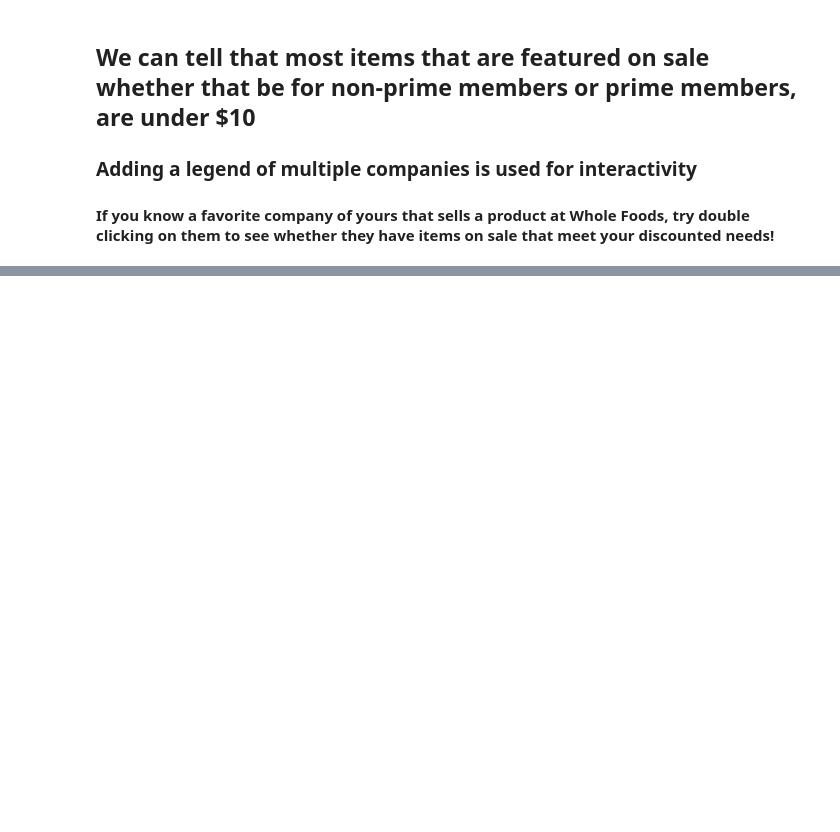
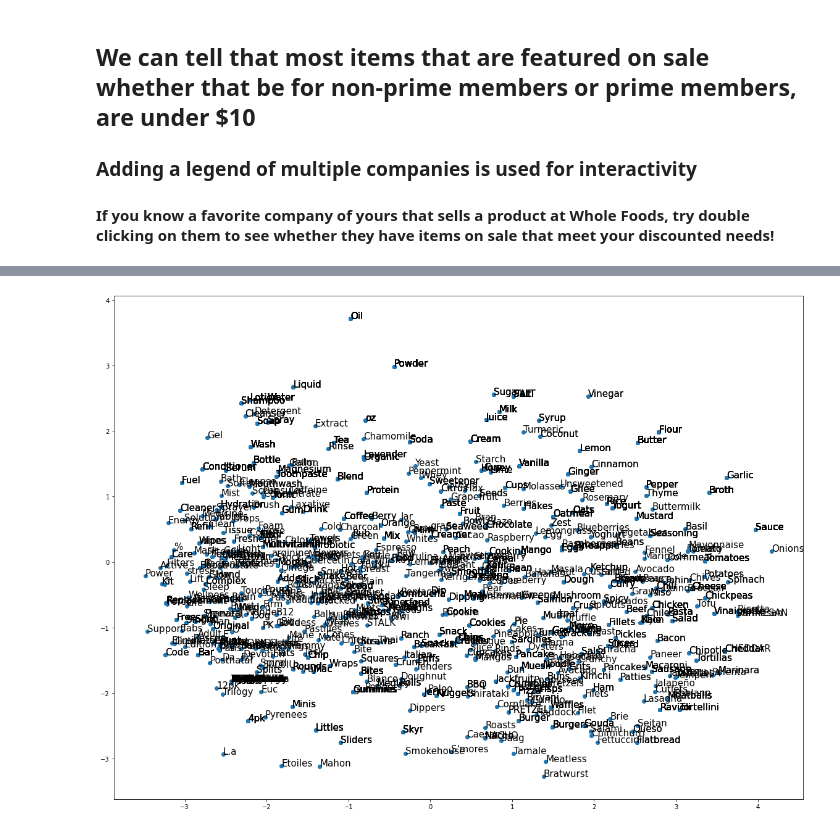
Before and after one commit to YoussefSultan/WholeFoods-Datascraping-Project-Deployment, a Jupyter notebook: wholefoodsproject.ipynb, the cells around one changed output, grey strips where cells are left out. Saved outputs shown, nothing was run; the diff lists cells and outputs as text; code cells hidden in the pictures; blank space fills up the shorter version.

```diff
--- a/wholefoodsproject.ipynb
+++ b/wholefoodsproject.ipynb
@@ -461,0 +528,15 @@ df
+# %%
+pca = PCA(n_components=2)
+# %%
+word_list = [nlp(x).vector for x in df['parsed_product']]
+vecs_transformed = pca.fit_transform(np.vstack(word_list))
+# %%
+vecs_transformed = pca.fit_transform(np.vstack(word_list))
+plt.figure(figsize=(20,15))
+plt.scatter(vecs_transformed[:,0], vecs_transformed[:,1])
+for word, coord in zip(df['parsed_product'], vecs_transformed):
+    x,y = coord
+    plt.text(x,y, word, size=15)
+plt.show()
+# %% [output]
+[figure, added]
```
Also changed, not shown: parts of 15 cells of this notebook.
